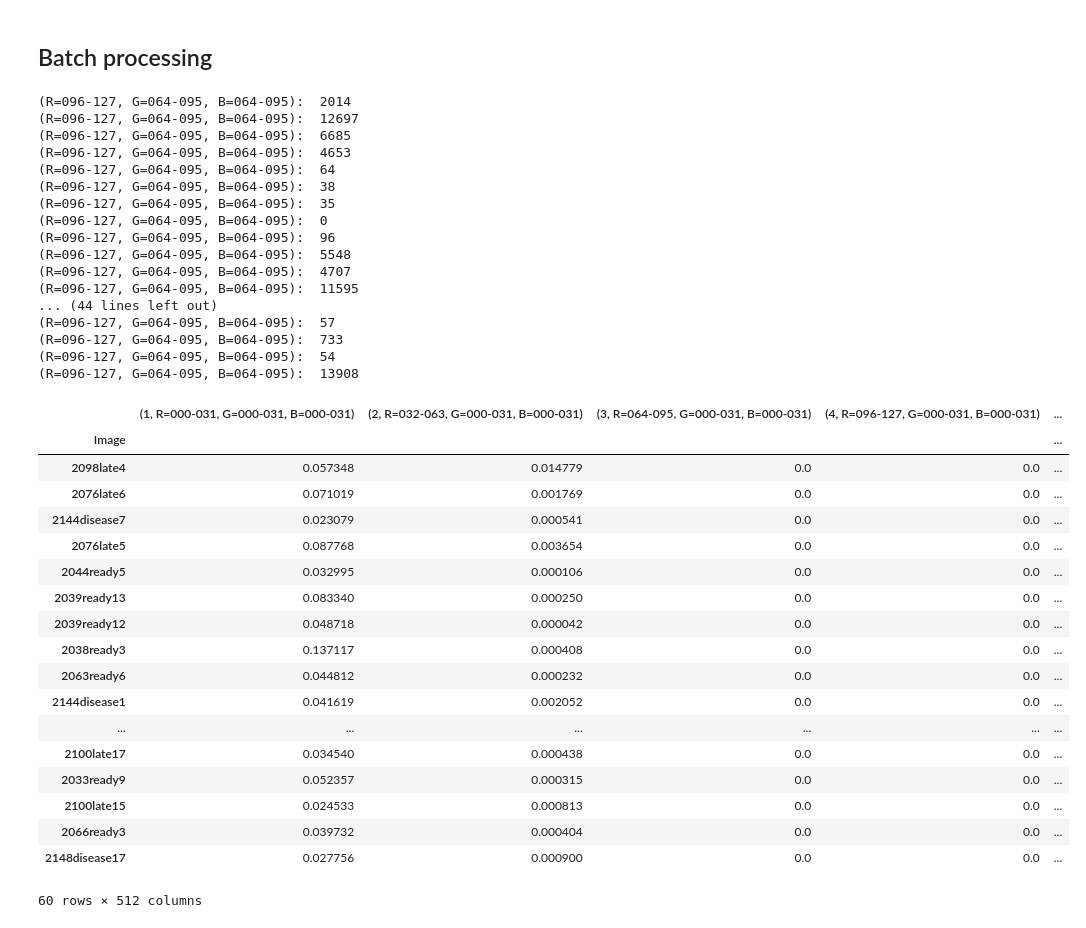
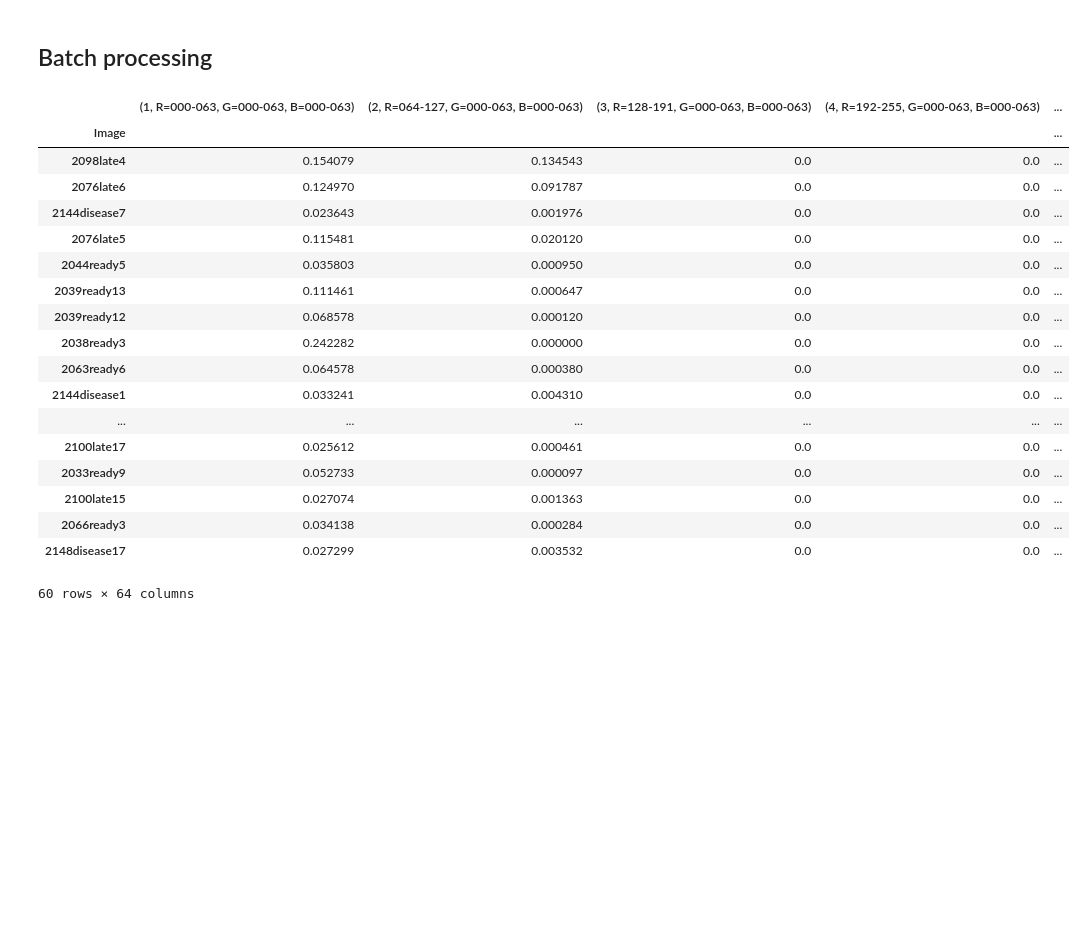
Before and after one commit to RitvikPrabhu/CropAI, a Jupyter notebook: FeaturesExtraction/ColorHist.ipynb, the cells around one changed output. Drawn from its saved outputs; the diff is of its cells as text; code cells hidden in the pictures; blank space fills up the shorter version.

```diff
--- a/FeaturesExtraction/ColorHist.ipynb
+++ b/FeaturesExtraction/ColorHist.ipynb
@@ -67,15 +67,15 @@ channels_1
 def colorHistFeatures(image):
     features = []
     ## 1st bin (R=0-32,G=0-32,B=0-32),2nd bin (R=33-64,G=0-32,B=0-32)--> totally 512 bins
-    hist = cv2.calcHist([image], [0, 1, 2], None, (8, 8, 8), [1, 256, 1, 256, 1, 256])
+    hist = cv2.calcHist([image], [0, 1, 2], None, (4, 4, 4), [1, 256, 1, 256, 1, 256])
     attributeList = []
     attributeNum = 1
     for B in np.arange(hist.shape[0]):
         for G in np.arange(hist.shape[1]):
             for R in np.arange(hist.shape[2]):
-                r = 'R=' + str(R*32).zfill(3) + '-' + str((R+1)*32-1).zfill(3)
-                g = 'G=' + str(G*32).zfill(3) + '-' + str((G+1)*32-1).zfill(3)
-                b = 'B=' + str(B*32).zfill(3) + '-' + str((B+1)*32-1).zfill(3)
+                r = 'R=' + str(R*64).zfill(3) + '-' + str((R+1)*64-1).zfill(3)
+                g = 'G=' + str(G*64).zfill(3) + '-' + str((G+1)*64-1).zfill(3)
+                b = 'B=' + str(B*64).zfill(3) + '-' + str((B+1)*64-1).zfill(3)
                 if attributeNum == 148:
                     print('(' + r +  ', ' + g + ', ' + b + '): ', int(hist[B, G, R]))
                 attributeList.append((attributeNum,r,g,b))
@@ -103,11 +101,11 @@ df.head()
 # %% [markdown]
 ## Batch processing
 # %%
-def batchExtractColorFeatures(inputDir,outputDir):
+def batchExtractColorFeatures(inputDir,outputDir,filename):
     imread_failed = []
     features = []
     index = []
-    df = pd.DataFrame(columns = range(1,513))
+    df = pd.DataFrame(columns = range(1,65))
     if os.path.isdir(outputDir):
         pass
     else:
@@ -123,46 +121,29 @@ def batchExtractColorFeatures(inputDir,outputDir):
                 index.append(imgName)
                 df = pd.DataFrame(features,columns = attributes,index = index)
                 df.index.name = 'Image'
-                df.to_csv(outputDir+'ColorHistFeatures_batch5.csv')
+                df.to_csv(outputDir+filename)
             except:
                 imread_failed.append(image)
     display(df)
 # %%
-batchExtractColorFeatures('../testTrainingData_batch5/','../csvFiles/')
+batchExtractColorFeatures('../testTrainingData_batch5/','../csvFiles/','ColorHistFeatures_batch5.csv')
 # %% [output]
+|  | (1, R=000-063, G=000-063, B=000-063) | (2, R=064-127, G=000-063, B=000-063) | (3, R=128-191, G=000-063, B=000-063) | (4, R=192-255, G=000-063, B=000-063) | ... |
+| Image |  |  |  |  | ... |
+| 2098late4 | 0.154079 | 0.134543 | 0.0 | 0.0 | ... |
+| 2076late6 | 0.124970 | 0.091787 | 0.0 | 0.0 | ... |
+| 2144disease7 | 0.023643 | 0.001976 | 0.0 | 0.0 | ... |
+| 2076late5 | 0.115481 | 0.020120 | 0.0 | 0.0 | ... |
+| 2044ready5 | 0.035803 | 0.000950 | 0.0 | 0.0 | ... |
+| 2039ready13 | 0.111461 | 0.000647 | 0.0 | 0.0 | ... |
+| 2039ready12 | 0.068578 | 0.000120 | 0.0 | 0.0 | ... |
+| 2038ready3 | 0.242282 | 0.000000 | 0.0 | 0.0 | ... |
+| 2063ready6 | 0.064578 | 0.000380 | 0.0 | 0.0 | ... |
+| 2144disease1 | 0.033241 | 0.004310 | 0.0 | 0.0 | ... |
+| ... | ... | ... | ... | ... | ... |
+| 2100late17 | 0.025612 | 0.000461 | 0.0 | 0.0 | ... |
+| 2033ready9 | 0.052733 | 0.000097 | 0.0 | 0.0 | ... |
+| 2100late15 | 0.027074 | 0.001363 | 0.0 | 0.0 | ... |
+| 2066ready3 | 0.034138 | 0.000284 | 0.0 | 0.0 | ... |
+| 2148disease17 | 0.027299 | 0.003532 | 0.0 | 0.0 | ... |
-(R=096-127, G=064-095, B=064-095):  2014
-(R=096-127, G=064-095, B=064-095):  12697
-(R=096-127, G=064-095, B=064-095):  6685
-(R=096-127, G=064-095, B=064-095):  4653
-(R=096-127, G=064-095, B=064-095):  64
-(R=096-127, G=064-095, B=064-095):  38
-(R=096-127, G=064-095, B=064-095):  35
-(R=096-127, G=064-095, B=064-095):  0
-(R=096-127, G=064-095, B=064-095):  96
-(R=096-127, G=064-095, B=064-095):  5548
-(R=096-127, G=064-095, B=064-095):  4707
-(R=096-127, G=064-095, B=064-095):  11595
-... (44 lines left out)
-(R=096-127, G=064-095, B=064-095):  57
-(R=096-127, G=064-095, B=064-095):  733
-(R=096-127, G=064-095, B=064-095):  54
-(R=096-127, G=064-095, B=064-095):  13908
+60 rows × 64 columns
-|  | (1, R=000-031, G=000-031, B=000-031) | (2, R=032-063, G=000-031, B=000-031) | (3, R=064-095, G=000-031, B=000-031) | (4, R=096-127, G=000-031, B=000-031) | ... |
-| Image |  |  |  |  | ... |
-| 2098late4 | 0.057348 | 0.014779 | 0.0 | 0.0 | ... |
-| 2076late6 | 0.071019 | 0.001769 | 0.0 | 0.0 | ... |
-| 2144disease7 | 0.023079 | 0.000541 | 0.0 | 0.0 | ... |
-| 2076late5 | 0.087768 | 0.003654 | 0.0 | 0.0 | ... |
-| 2044ready5 | 0.032995 | 0.000106 | 0.0 | 0.0 | ... |
-| 2039ready13 | 0.083340 | 0.000250 | 0.0 | 0.0 | ... |
-| 2039ready12 | 0.048718 | 0.000042 | 0.0 | 0.0 | ... |
-| 2038ready3 | 0.137117 | 0.000408 | 0.0 | 0.0 | ... |
-| 2063ready6 | 0.044812 | 0.000232 | 0.0 | 0.0 | ... |
-| 2144disease1 | 0.041619 | 0.002052 | 0.0 | 0.0 | ... |
-| ... | ... | ... | ... | ... | ... |
-| 2100late17 | 0.034540 | 0.000438 | 0.0 | 0.0 | ... |
-| 2033ready9 | 0.052357 | 0.000315 | 0.0 | 0.0 | ... |
-| 2100late15 | 0.024533 | 0.000813 | 0.0 | 0.0 | ... |
-| 2066ready3 | 0.039732 | 0.000404 | 0.0 | 0.0 | ... |
-| 2148disease17 | 0.027756 | 0.000900 | 0.0 | 0.0 | ... |
-60 rows × 512 columns
```
Also changed, not shown: parts of 1 cell of this notebook, 4 other files.
